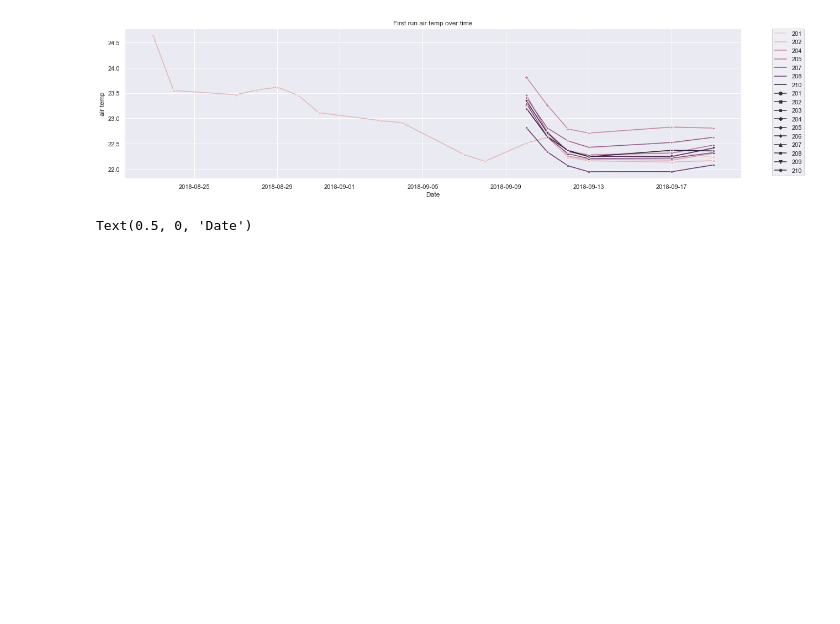
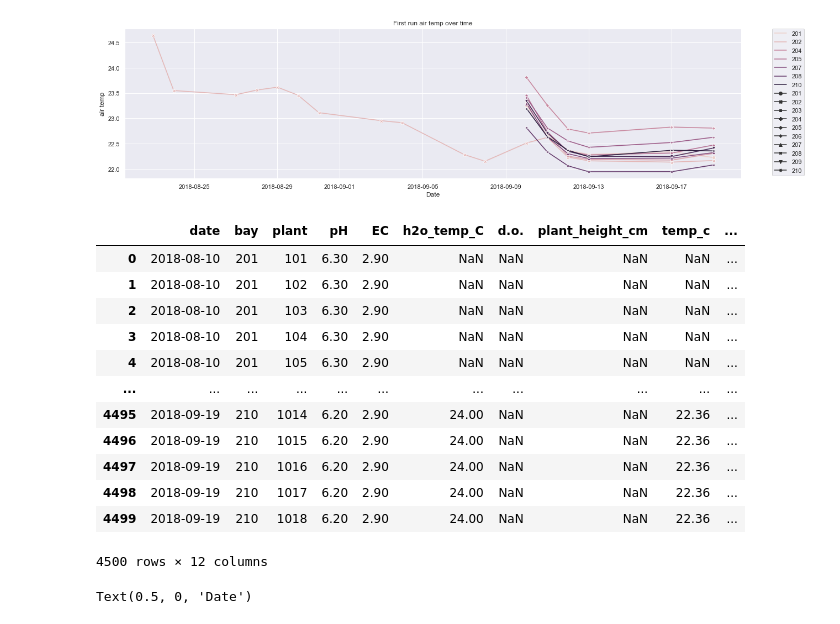
Before and after one commit to killianmeehan/Final-Project, a Jupyter notebook: Data_wrangling.ipynb, the cells around one changed output. Cells and saved outputs as stored; diff of their text form; code cells hidden in the pictures; blank space fills up the shorter version.

```diff
--- a/Data_wrangling.ipynb
+++ b/Data_wrangling.ipynb
@@ -668,3 +735,19 @@ plt.xlabel('Date')
 # %% [output]
 Text(0.5, 0, 'Date')
 [figure]
+# %%
+first_run
+# %% [output]
+|  | date | bay | plant | pH | EC | h2o_temp_C | d.o. | plant_height_cm | temp_c | ... |
+| 0 | 2018-08-10 | 201 | 101 | 6.30 | 2.90 | NaN | NaN | NaN | NaN | ... |
+| 1 | 2018-08-10 | 201 | 102 | 6.30 | 2.90 | NaN | NaN | NaN | NaN | ... |
+| 2 | 2018-08-10 | 201 | 103 | 6.30 | 2.90 | NaN | NaN | NaN | NaN | ... |
+| 3 | 2018-08-10 | 201 | 104 | 6.30 | 2.90 | NaN | NaN | NaN | NaN | ... |
+| 4 | 2018-08-10 | 201 | 105 | 6.30 | 2.90 | NaN | NaN | NaN | NaN | ... |
+| ... | ... | ... | ... | ... | ... | ... | ... | ... | ... | ... |
+| 4495 | 2018-09-19 | 210 | 1014 | 6.20 | 2.90 | 24.00 | NaN | NaN | 22.36 | ... |
+| 4496 | 2018-09-19 | 210 | 1015 | 6.20 | 2.90 | 24.00 | NaN | NaN | 22.36 | ... |
+| 4497 | 2018-09-19 | 210 | 1016 | 6.20 | 2.90 | 24.00 | NaN | NaN | 22.36 | ... |
+| 4498 | 2018-09-19 | 210 | 1017 | 6.20 | 2.90 | 24.00 | NaN | NaN | 22.36 | ... |
+| 4499 | 2018-09-19 | 210 | 1018 | 6.20 | 2.90 | 24.00 | NaN | NaN | 22.36 | ... |
+4500 rows × 12 columns
```
Also changed, not shown: parts of 14 cells of this notebook, 42 other files.
